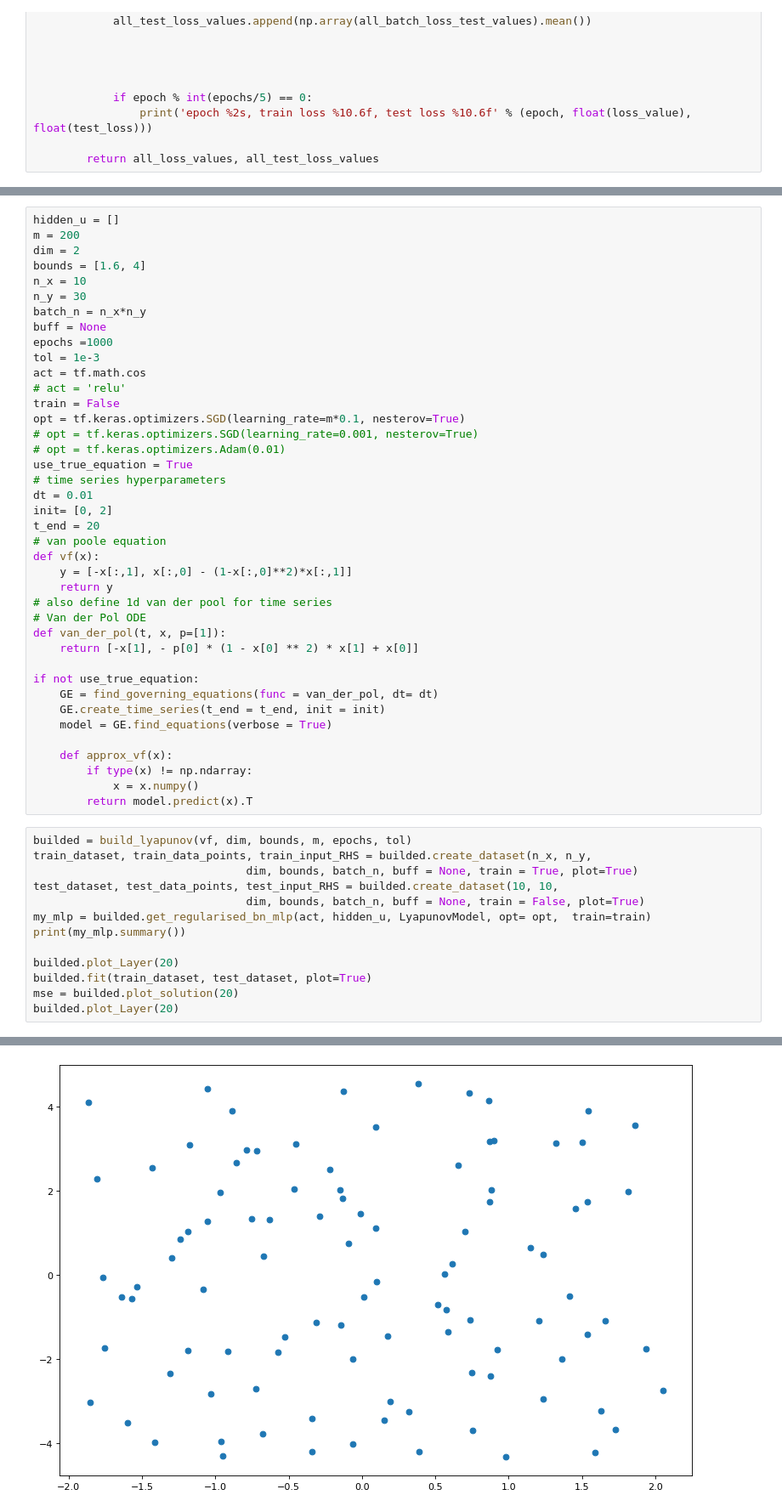
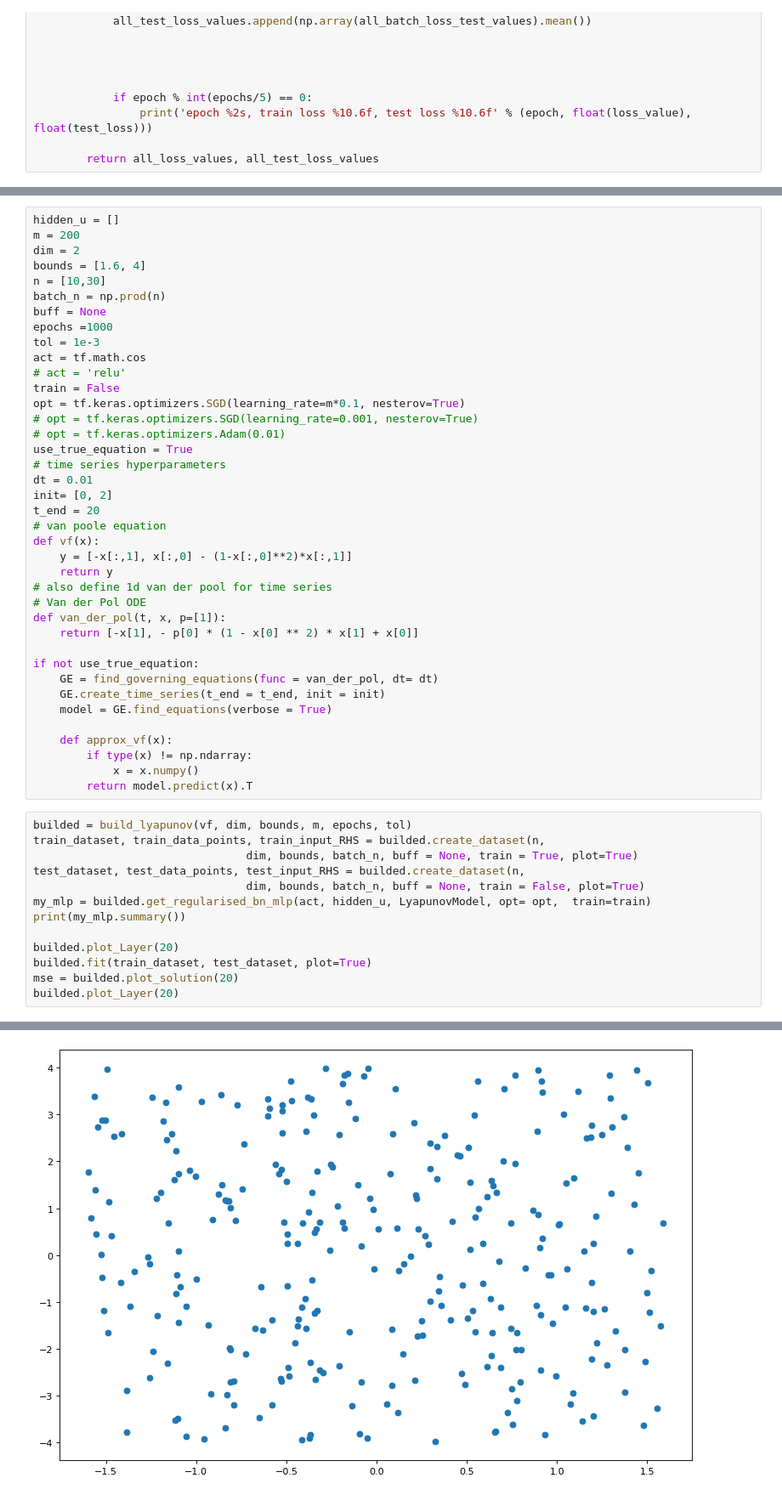
Before and after one commit to kyrxanthos/NN_dynamical_systems, a Jupyter notebook: Lyapunov.ipynb, the cells around one changed output, grey strips where cells are left out. Shown at 85% size. Drawn from its saved outputs; the diff is of its cells as text.

Commit message:
generalized the way data is created

```diff
--- a/Lyapunov.ipynb
+++ b/Lyapunov.ipynb
@@ -372,9 +362,8 @@ hidden_u = []
 m = 200
 dim = 2
 bounds = [1.6, 4]
-n_x = 10
-n_y = 30
-batch_n = n_x*n_y
+n = [10,30]
+batch_n = np.prod(n)
 buff = None
 epochs =1000
 tol = 1e-3
@@ -409,17 +398,17 @@ if not use_true_equation:
         return model.predict(x).T
 # %%
 builded = build_lyapunov(vf, dim, bounds, m, epochs, tol)
-train_dataset, train_data_points, train_input_RHS = builded.create_dataset(n_x, n_y,
+train_dataset, train_data_points, train_input_RHS = builded.create_dataset(n,
                                 dim, bounds, batch_n, buff = None, train = True, plot=True)
-test_dataset, test_data_points, test_input_RHS = builded.create_dataset(10, 10,
+test_dataset, test_data_points, test_input_RHS = builded.create_dataset(n,
                                 dim, bounds, batch_n, buff = None, train = False, plot=True)
 my_mlp = builded.get_regularised_bn_mlp(act, hidden_u, LyapunovModel, opt= opt,  train=train)
 print(my_mlp.summary())
 
 builded.plot_Layer(20)
 builded.fit(train_dataset, test_dataset, plot=True)
 mse = builded.plot_solution(20)
 builded.plot_Layer(20)
 # %% [output]
 [figure]
-[figure, old version]
+[figure, new version]
```
Also changed, not shown: parts of 4 cells of this notebook, 53 other files.
